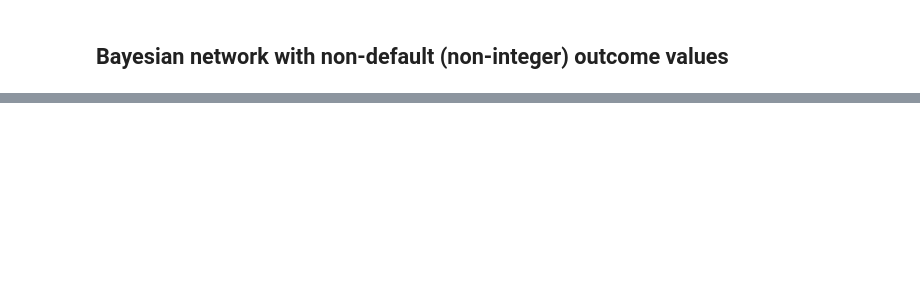
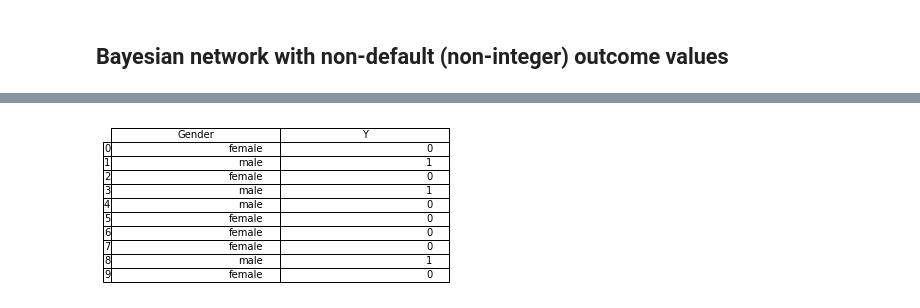
Before and after one commit to munichpavel/fake-data-for-learning, a Jupyter notebook: notebooks/bayesian-network.ipynb, the cells around one changed output, grey strips where cells are left out. Cells and saved outputs as stored; diff of their text form; code cells hidden in the pictures; blank space fills up the shorter version.

Commit message:
Add basic usage to README from example notebook

```diff
--- a/notebooks/bayesian-network.ipynb
+++ b/notebooks/bayesian-network.ipynb
@@ -208,0 +226,11 @@ bn_nondef.rvs(size=10)
+# %%
+# For README
+fig = plt.figure(figsize=(5, 2.5))
+ax = plt.subplot(111, frame_on=False)
+ax.xaxis.set_visible(False)
+ax.yaxis.set_visible(False)
+table(ax, samples, loc='center')
+plt.tight_layout()
+plt.savefig('../docs/graphics/network_sample.png')
+# %% [output]
+[figure, added]
```
Also changed, not shown: parts of 13 cells of this notebook, 3 other files.
